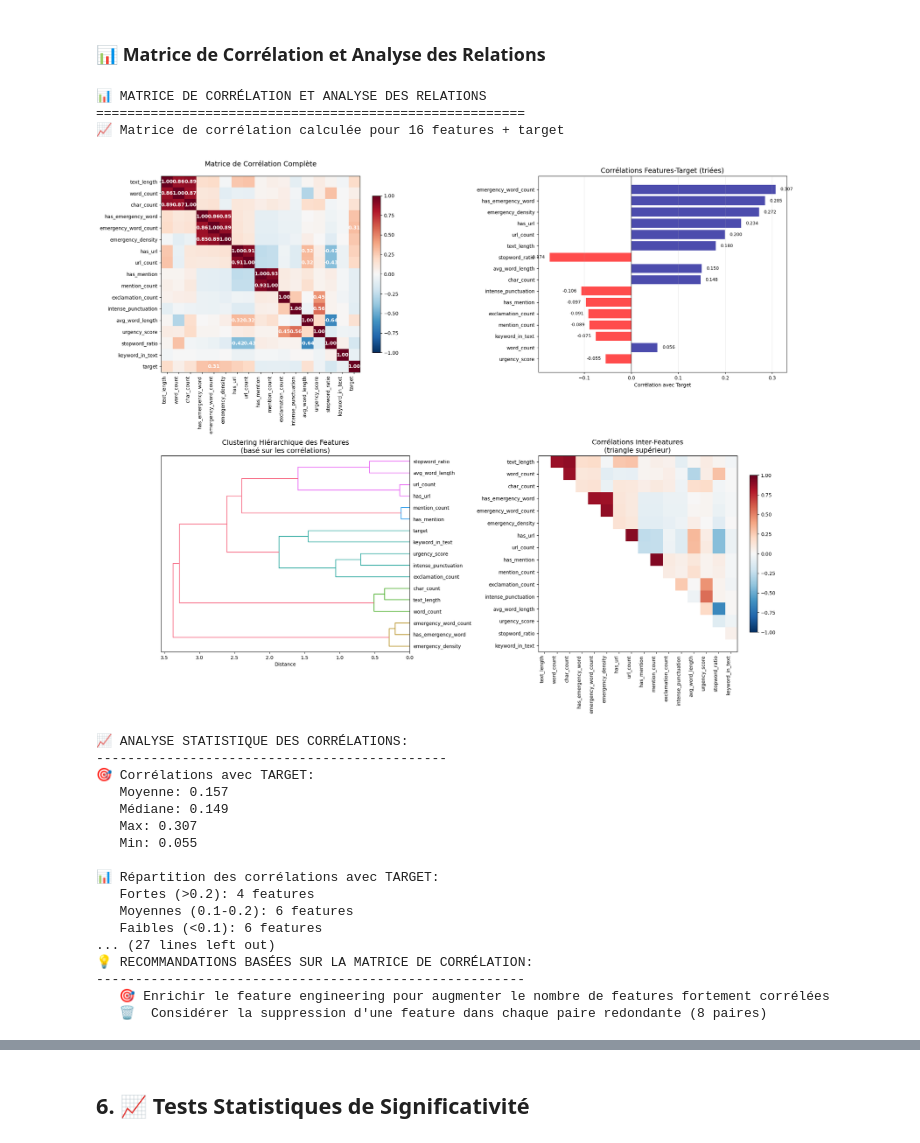
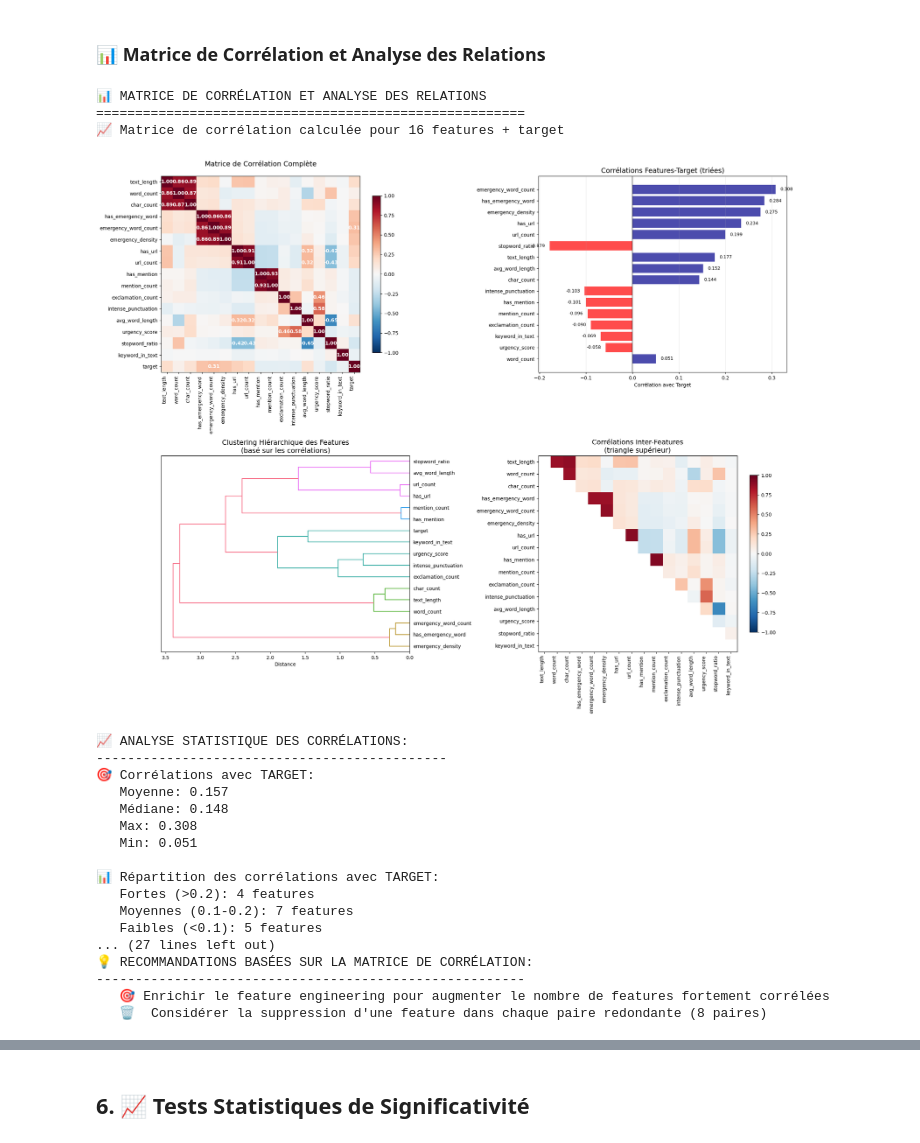
Before and after one commit to pierre-mazard/eye-of-emergency, a Jupyter notebook: notebooks/data_validation.ipynb, the cells around one changed output, grey strips where cells are left out. Saved outputs shown, nothing was run; the diff lists cells and outputs as text; code cells hidden in the pictures.

```diff
--- a/notebooks/data_validation.ipynb
+++ b/notebooks/data_validation.ipynb
@@ -506,8 +599,8 @@ print("📊 MATRICE DE CORRÉLATION ET ANALYSE DES RELATIONS")
 print("=" * 55)
 
 # Préparation des données pour la matrice de corrélation
-feature_cols = [col for col in train_df.columns if col not in ['id', 'keyword', 'target', 'text_cleaned']]
-correlation_data = train_df[feature_cols + ['target']].copy()
+feature_cols = [col for col in train_final.columns if col not in ['id', 'keyword', 'target', 'text_cleaned']]
+correlation_data = train_final[feature_cols + ['target']].copy()
 
 # Calcul de la matrice de corrélation
 correlation_matrix = correlation_data.corr()
@@ -664,46 +757,46 @@ if redundant_pairs:
         print(f"   • {feat1} ↔ {feat2}: {corr:.3f}")
 else:
     print("✅ Aucune redondance significative détectée entre features")
 
 print(f"\n💡 RECOMMANDATIONS BASÉES SUR LA MATRICE DE CORRÉLATION:")
 print("-" * 55)
 
 recommendations_corr = []
 
 if strong_corr_target < len(feature_cols) * 0.3:
     recommendations_corr.append("🎯 Enrichir le feature engineering pour augmenter le nombre de features fortement corrélées")
 
 if len(redundant_pairs) > 0:
     recommendations_corr.append(f"🗑️  Considérer la suppression d'une feature dans chaque paire redondante ({len(redundant_pairs)} paires)")
 
 if weak_corr_target > len(feature_cols) * 0.5:
     recommendations_corr.append("🔍 Revoir les features faiblement corrélées pour optimisation")
 
 if np.mean(np.abs(target_correlations)) < 0.1:
     recommendations_corr.append("⚡ Améliorer le feature engineering global (corrélation moyenne trop faible)")
 
 if not recommendations_corr:
     recommendations_corr.append("✅ Matrice de corrélation optimale pour la modélisation ML")
 
 for rec in recommendations_corr:
     print(f"   {rec}")
 # %% [output]
 📊 MATRICE DE CORRÉLATION ET ANALYSE DES RELATIONS
 =======================================================
 📈 Matrice de corrélation calculée pour 16 features + target
-[figure, old version]
+[figure, new version]
 📈 ANALYSE STATISTIQUE DES CORRÉLATIONS:
 ---------------------------------------------
 🎯 Corrélations avec TARGET:
    Moyenne: 0.157
-   Médiane: 0.149
-   Max: 0.307
-   Min: 0.055
+   Médiane: 0.148
+   Max: 0.308
+   Min: 0.051
 
 📊 Répartition des corrélations avec TARGET:
    Fortes (>0.2): 4 features
-   Moyennes (0.1-0.2): 6 features
-   Faibles (<0.1): 6 features
+   Moyennes (0.1-0.2): 7 features
+   Faibles (<0.1): 5 features
 ... (27 lines left out)
 💡 RECOMMANDATIONS BASÉES SUR LA MATRICE DE CORRÉLATION:
 -------------------------------------------------------
```
Also changed, not shown: parts of 16 cells of this notebook, 26 other files.
